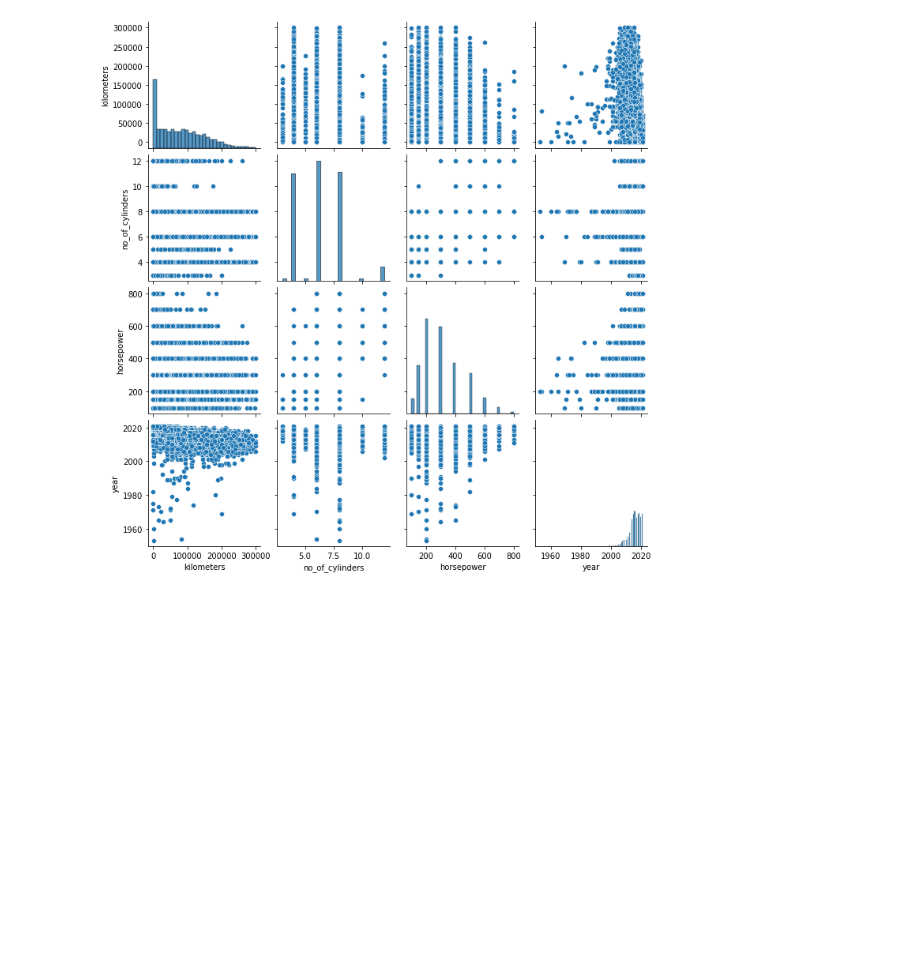
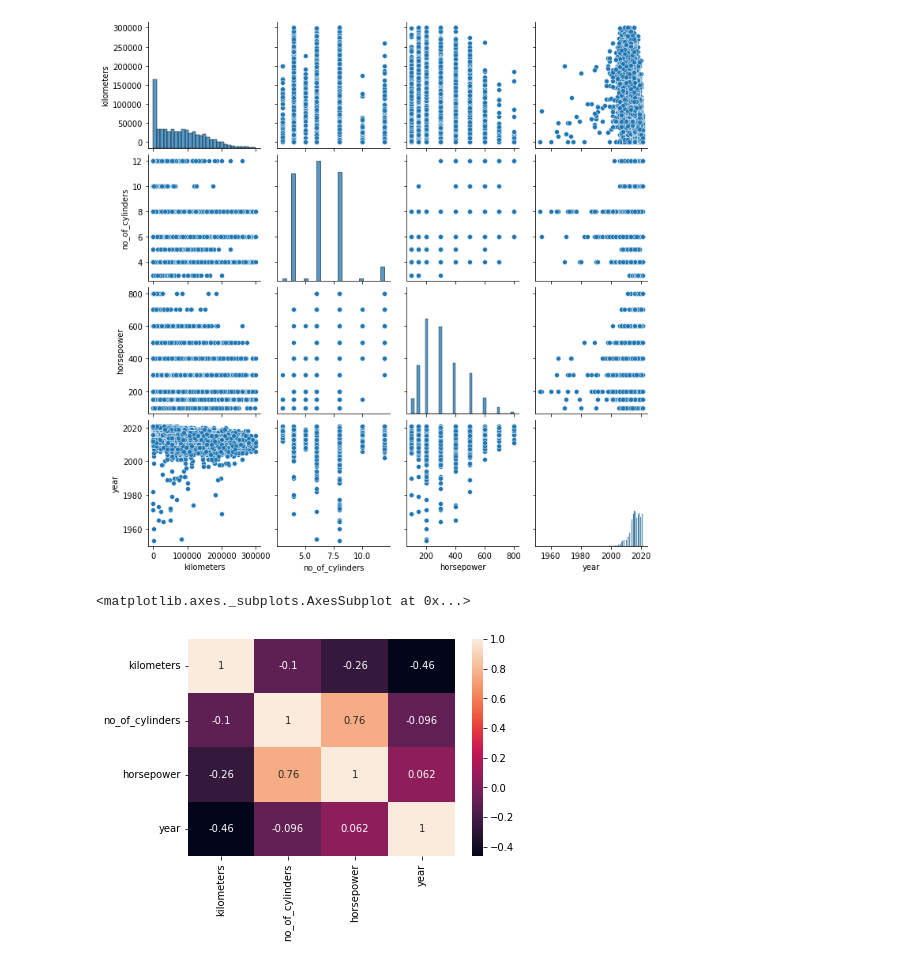
Before and after one commit to eundongg/Study_machine_learning, a Jupyter notebook: Car_Sales.ipynb, the cells around one changed output. Saved outputs shown, nothing was run; the diff lists cells and outputs as text; code cells hidden in the pictures; blank space fills up the shorter version.

```diff
--- a/Car_Sales.ipynb
+++ b/Car_Sales.ipynb
@@ -130,3 +132,8 @@ sns.pairplot(df)
 # %% [output]
 <seaborn.axisgrid.PairGrid at 0x...>
 [figure]
+# %%
+sns.heatmap(df.corr(), annot=True)
+# %% [output]
+<matplotlib.axes._subplots.AxesSubplot at 0x...>
+[figure, added]
```
Also changed, not shown: parts of 1 cell of this notebook.
